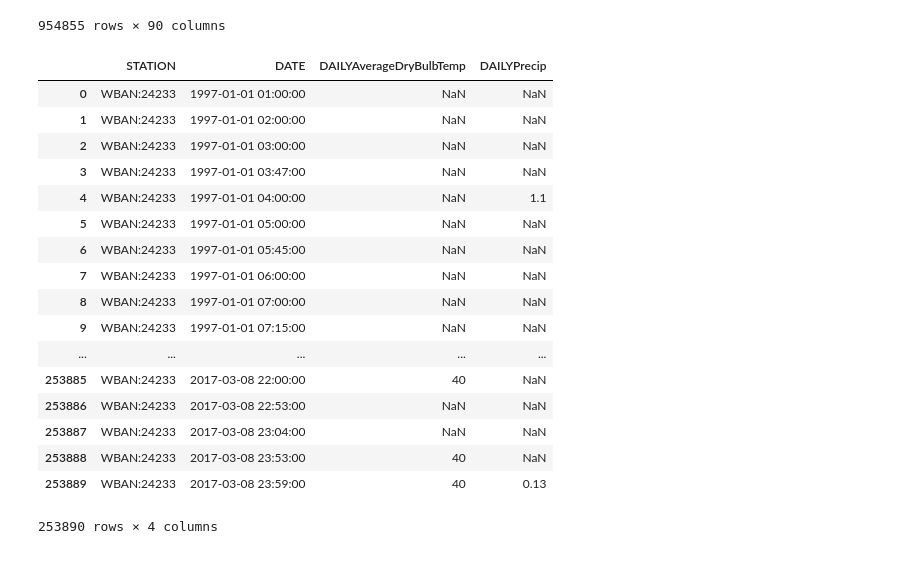
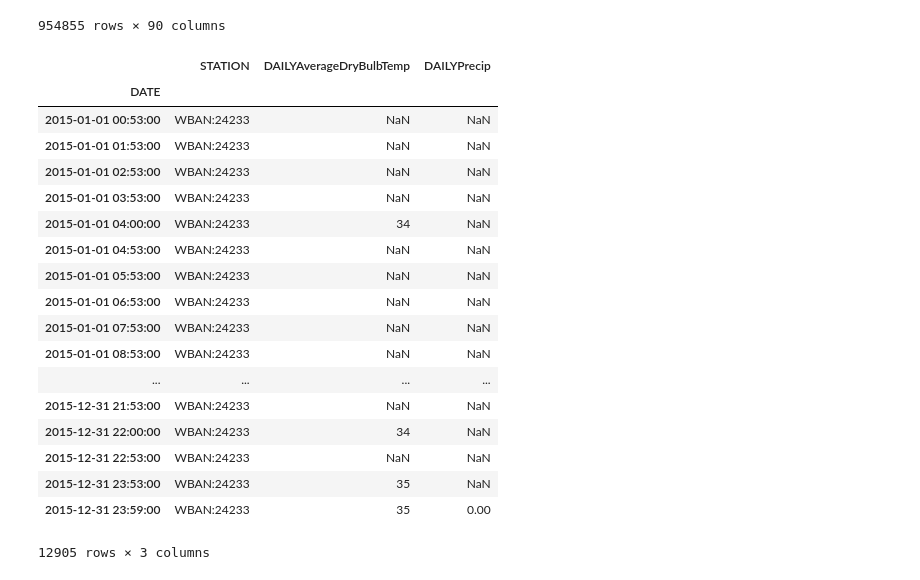
Before and after one commit to williamalu/data_science_weather, a Jupyter notebook: report2_select_data.ipynb, the cells around one changed output. Drawn from its saved outputs; the diff is of its cells as text; code cells hidden in the pictures.

Commit message:
updated report2_select_data with year selection code

```diff
--- a/report2_select_data.ipynb
+++ b/report2_select_data.ipynb
@@ -43,37 +43,44 @@ display(df)
 # %%
 #Remove all columns except for STATION, DATE, DAILYAverageDryBulbTemp, DAILYPrecip
 
 stations = {'seattle': 'WBAN:24233',
             'boston': 'WBAN:14739',
             'lexington': 'WBAN:93820',
             'san diego': 'WBAN:93107'}
 
 #Make a copy of the original DataFrame
 seatac_2015 = df.copy(deep=True)
 
+#Uses DATE column as row index
+seatac_2015.set_index('DATE', inplace=True)
+
 #Select rows of data for Seattle (WBAN:24233)
-seatac_2015 = df.loc[df['STATION'] == stations['seattle']]
+seatac_2015 = seatac_2015.loc[seatac_2015['STATION'] == stations['seattle']]
 
 #Select columns with data we need
-seatac_2015 = seatac_2015[['STATION', 'DATE', 'DAILYAverageDryBulbTemp', 'DAILYPrecip']]
+seatac_2015 = seatac_2015[['STATION', 'DAILYAverageDryBulbTemp', 'DAILYPrecip']]
+
+#Select 2015 data
+seatac_2015 = seatac_2015.ix['2015-01-01':'2015-12-31']
 
 display(seatac_2015)
 # %% [output]
-|  | STATION | DATE | DAILYAverageDryBulbTemp | DAILYPrecip |
-| 0 | WBAN:24233 | 1997-01-01 01:00:00 | NaN | NaN |
-| 1 | WBAN:24233 | 1997-01-01 02:00:00 | NaN | NaN |
-| 2 | WBAN:24233 | 1997-01-01 03:00:00 | NaN | NaN |
-| 3 | WBAN:24233 | 1997-01-01 03:47:00 | NaN | NaN |
-| 4 | WBAN:24233 | 1997-01-01 04:00:00 | NaN | 1.1 |
-| 5 | WBAN:24233 | 1997-01-01 05:00:00 | NaN | NaN |
-| 6 | WBAN:24233 | 1997-01-01 05:45:00 | NaN | NaN |
-| 7 | WBAN:24233 | 1997-01-01 06:00:00 | NaN | NaN |
-| 8 | WBAN:24233 | 1997-01-01 07:00:00 | NaN | NaN |
-| 9 | WBAN:24233 | 1997-01-01 07:15:00 | NaN | NaN |
-| ... | ... | ... | ... | ... |
-| 253885 | WBAN:24233 | 2017-03-08 22:00:00 | 40 | NaN |
-| 253886 | WBAN:24233 | 2017-03-08 22:53:00 | NaN | NaN |
-| 253887 | WBAN:24233 | 2017-03-08 23:04:00 | NaN | NaN |
-| 253888 | WBAN:24233 | 2017-03-08 23:53:00 | 40 | NaN |
-| 253889 | WBAN:24233 | 2017-03-08 23:59:00 | 40 | 0.13 |
+|  | STATION | DAILYAverageDryBulbTemp | DAILYPrecip |
+| DATE |  |  |  |
+| 2015-01-01 00:53:00 | WBAN:24233 | NaN | NaN |
+| 2015-01-01 01:53:00 | WBAN:24233 | NaN | NaN |
+| 2015-01-01 02:53:00 | WBAN:24233 | NaN | NaN |
+| 2015-01-01 03:53:00 | WBAN:24233 | NaN | NaN |
+| 2015-01-01 04:00:00 | WBAN:24233 | 34 | NaN |
+| 2015-01-01 04:53:00 | WBAN:24233 | NaN | NaN |
+| 2015-01-01 05:53:00 | WBAN:24233 | NaN | NaN |
+| 2015-01-01 06:53:00 | WBAN:24233 | NaN | NaN |
+| 2015-01-01 07:53:00 | WBAN:24233 | NaN | NaN |
+| 2015-01-01 08:53:00 | WBAN:24233 | NaN | NaN |
+| ... | ... | ... | ... |
+| 2015-12-31 21:53:00 | WBAN:24233 | NaN | NaN |
+| 2015-12-31 22:00:00 | WBAN:24233 | 34 | NaN |
+| 2015-12-31 22:53:00 | WBAN:24233 | NaN | NaN |
+| 2015-12-31 23:53:00 | WBAN:24233 | 35 | NaN |
+| 2015-12-31 23:59:00 | WBAN:24233 | 35 | 0.00 |
-253890 rows × 4 columns
+12905 rows × 3 columns
```
